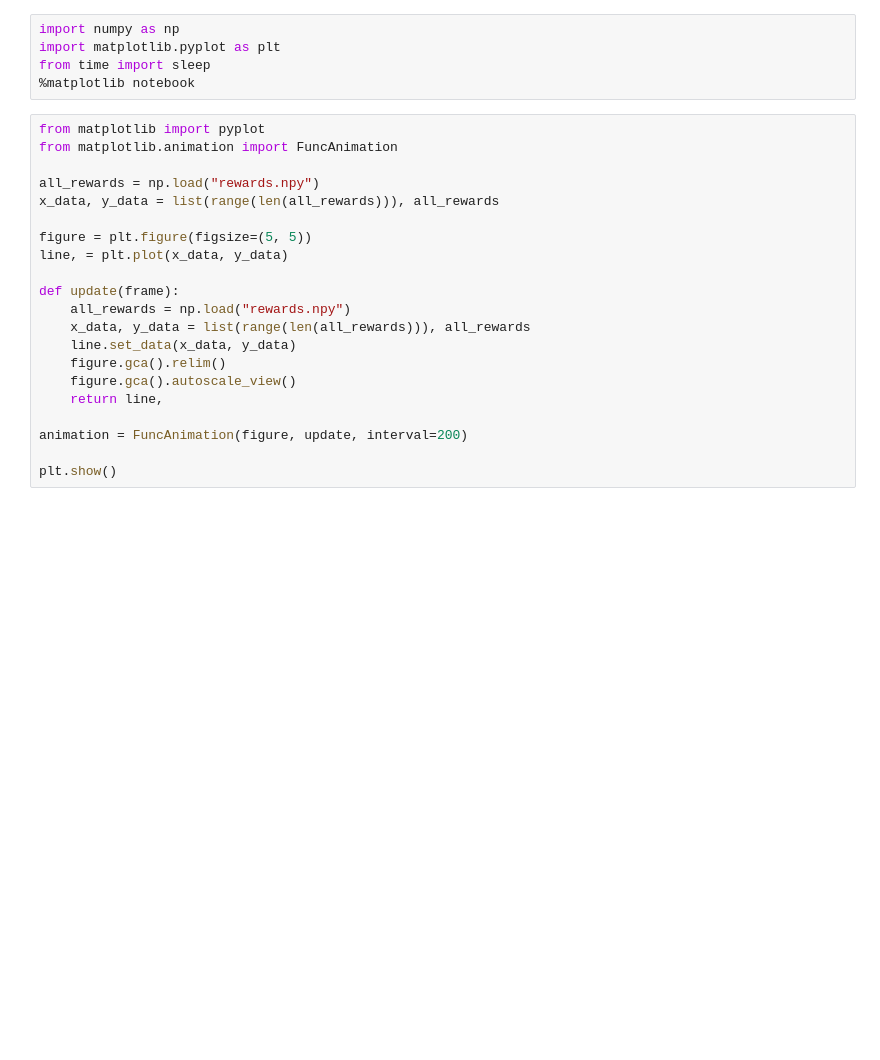
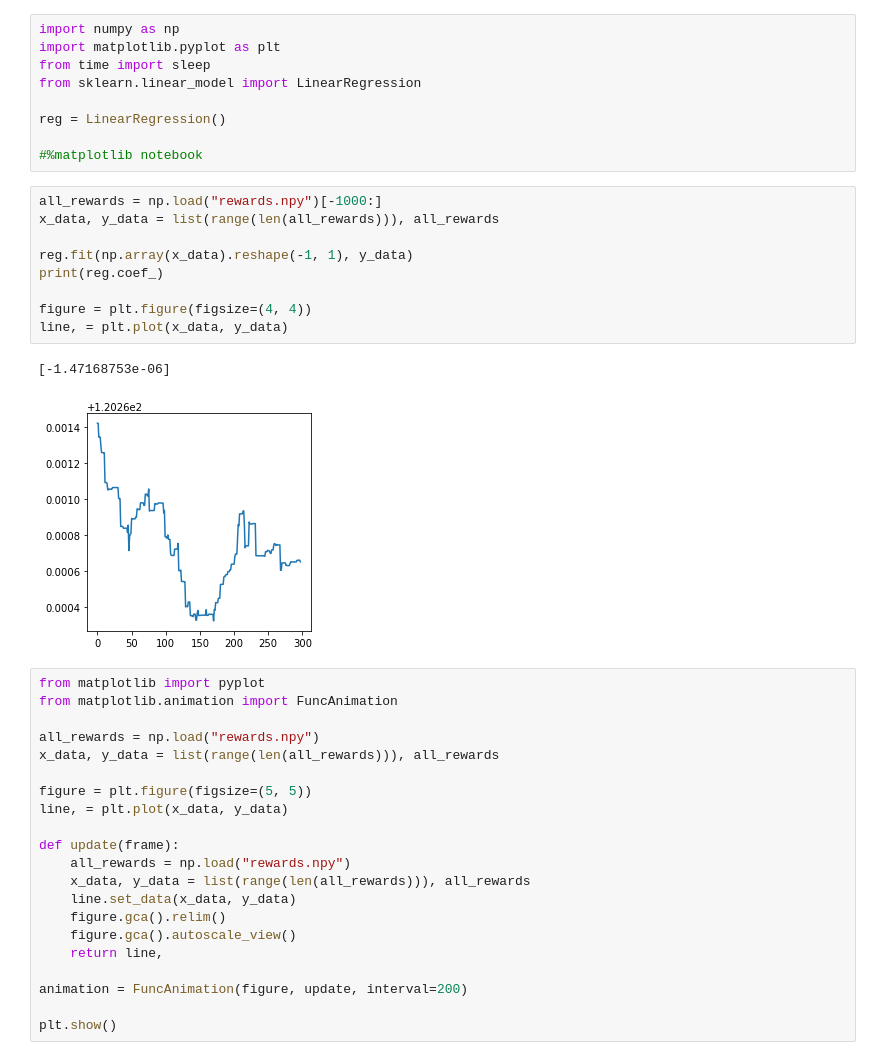
Before and after one commit to pinnertw/map556, a Jupyter notebook: challenge2/peng-wei/Monitor.ipynb, the cells around one changed output. Drawn from its saved outputs; the diff is of its cells as text; blank space fills up the shorter version.

```diff
--- a/challenge2/peng-wei/Monitor.ipynb
+++ b/challenge2/peng-wei/Monitor.ipynb
@@ -2,7 +2,23 @@
 import numpy as np
 import matplotlib.pyplot as plt
 from time import sleep
-%matplotlib notebook
+from sklearn.linear_model import LinearRegression
+
+reg = LinearRegression()
+
+#%matplotlib notebook
+# %%
+all_rewards = np.load("rewards.npy")[-1000:]
+x_data, y_data = list(range(len(all_rewards))), all_rewards
+
+reg.fit(np.array(x_data).reshape(-1, 1), y_data)
+print(reg.coef_)
+
+figure = plt.figure(figsize=(4, 4))
+line, = plt.plot(x_data, y_data)
+# %% [output]
+[-1.47168753e-06]
+[figure, added]
 # %%
 from matplotlib import pyplot
 from matplotlib.animation import FuncAnimation
```
Also changed, not shown: parts of 1 cell of this notebook, 5 other files.
